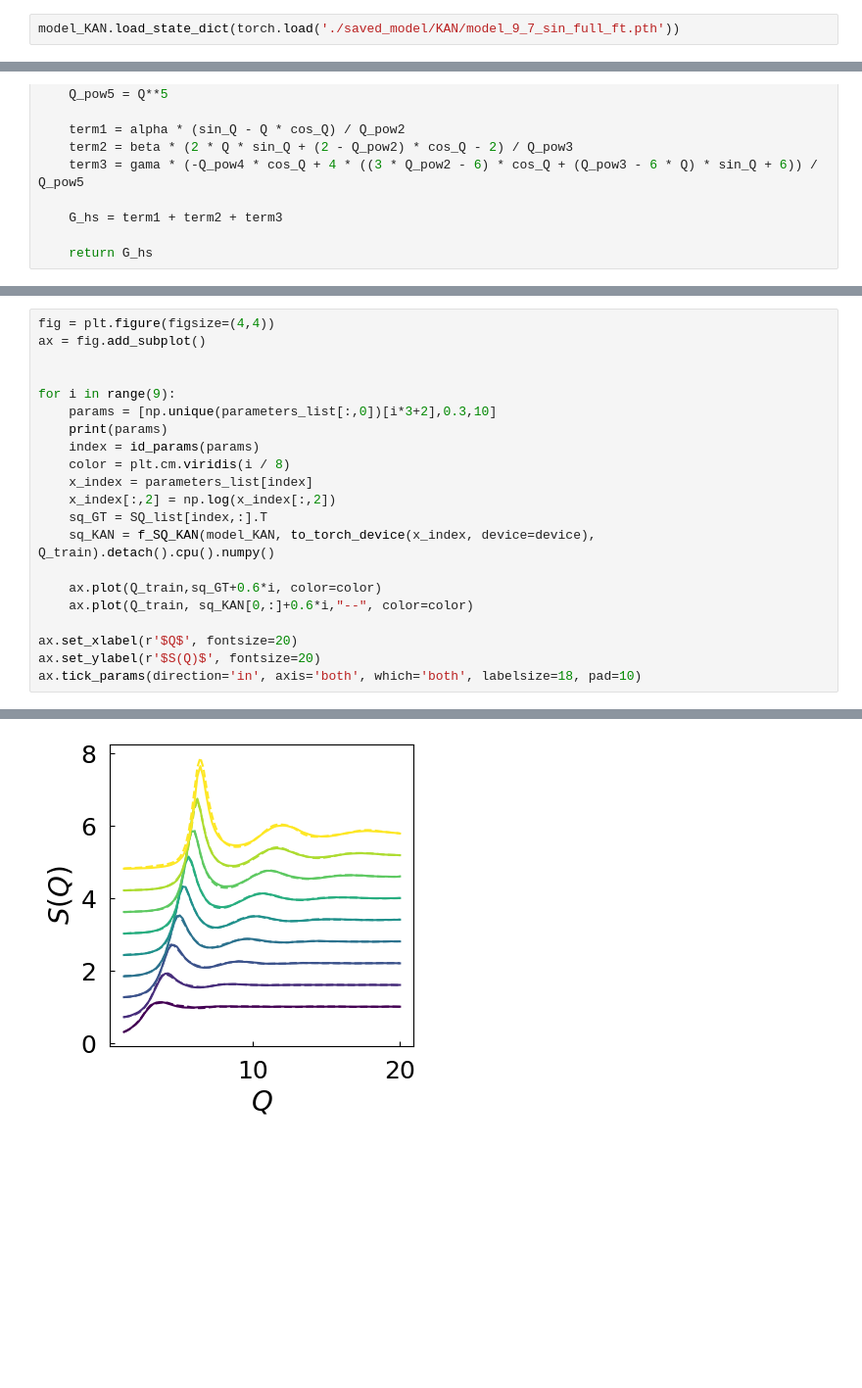
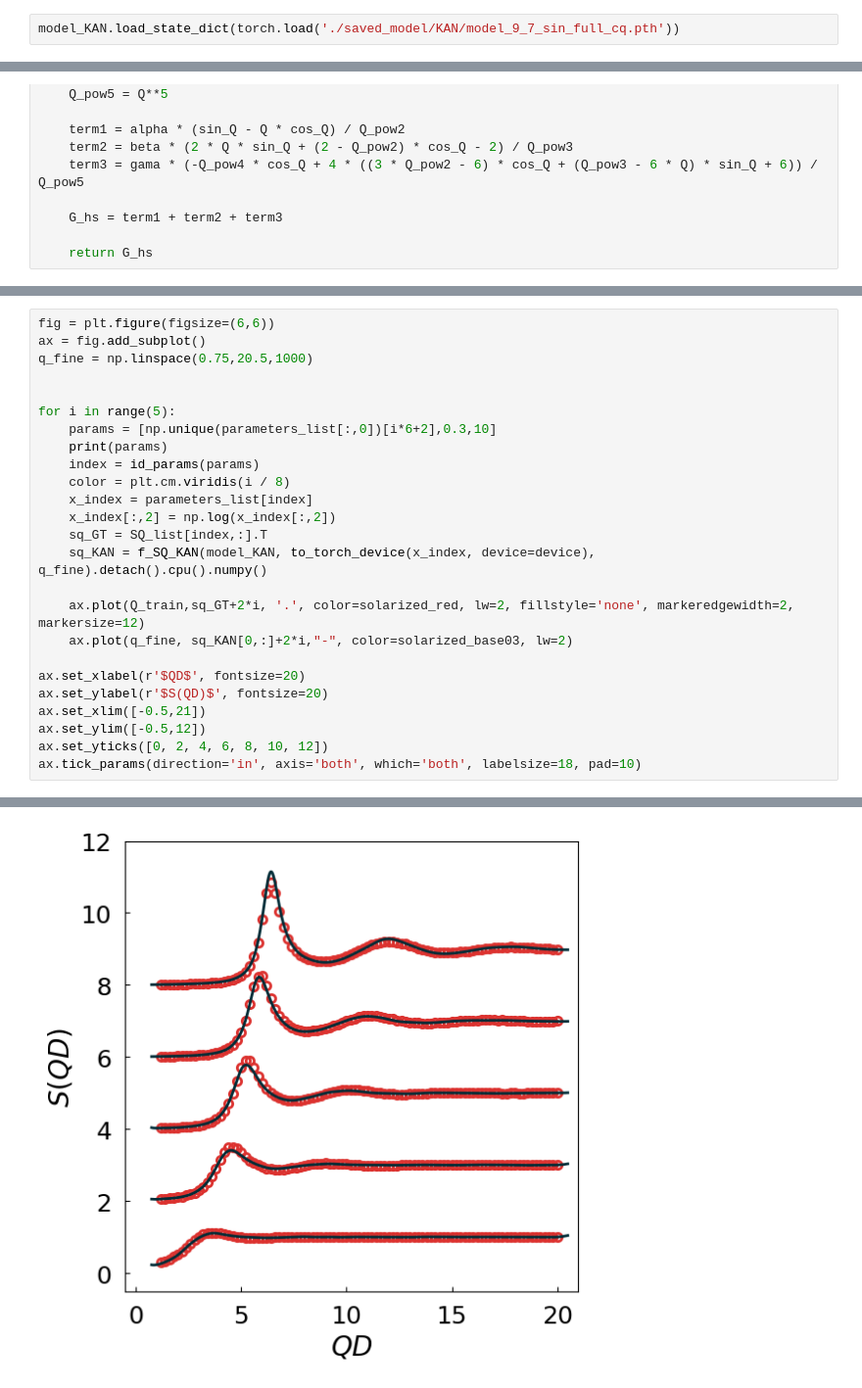
Before and after one commit to ch-tung/SQ_KAN, a Jupyter notebook: Figures_KAN_c_q.ipynb, the cells around one changed output, grey strips where cells are left out. Shown at 98% size. Cells and saved outputs as stored; diff of their text form; blank space fills up the shorter version.

```diff
--- a/Figures_KAN_c_q.ipynb
+++ b/Figures_KAN_c_q.ipynb
@@ -126,7 +165,7 @@ saving model version 0.0
 checkpoint directory created: ./model
 saving model version 0.0
 # %%
-model_KAN.load_state_dict(torch.load('./saved_model/KAN/model_9_7_sin_full_ft.pth'))
+model_KAN.load_state_dict(torch.load('./saved_model/KAN/model_9_7_sin_full_cq.pth'))
 # %% [output]
 <All keys matched successfully>
 # %%
@@ -270,23 +351,27 @@ ax.legend(frameon=False)
 # %%
-fig = plt.figure(figsize=(4,4))
+fig = plt.figure(figsize=(6,6))
 ax = fig.add_subplot()
+q_fine = np.linspace(0.75,20.5,1000)
 
 
-for i in range(9):
-    params = [np.unique(parameters_list[:,0])[i*3+2],0.3,10]
+for i in range(5):
+    params = [np.unique(parameters_list[:,0])[i*6+2],0.3,10]
     print(params)
     index = id_params(params)
     color = plt.cm.viridis(i / 8)
     x_index = parameters_list[index]
     x_index[:,2] = np.log(x_index[:,2])
     sq_GT = SQ_list[index,:].T
-    sq_KAN = f_SQ_KAN(model_KAN, to_torch_device(x_index, device=device), Q_train).detach().cpu().numpy()
+    sq_KAN = f_SQ_KAN(model_KAN, to_torch_device(x_index, device=device), q_fine).detach().cpu().numpy()
 
-    ax.plot(Q_train,sq_GT+0.6*i, color=color)
-    ax.plot(Q_train, sq_KAN[0,:]+0.6*i,"--", color=color)
+    ax.plot(Q_train,sq_GT+2*i, '.', color=solarized_red, lw=2, fillstyle='none', markeredgewidth=2, markersize=12)
+    ax.plot(q_fine, sq_KAN[0,:]+2*i,"-", color=solarized_base03, lw=2)
 
-ax.set_xlabel(r'$Q$', fontsize=20)
-ax.set_ylabel(r'$S(Q)$', fontsize=20)
+ax.set_xlabel(r'$QD$', fontsize=20)
+ax.set_ylabel(r'$S(QD)$', fontsize=20)
+ax.set_xlim([-0.5,21])
+ax.set_ylim([-0.5,12])
+ax.set_yticks([0, 2, 4, 6, 8, 10, 12])
 ax.tick_params(direction='in', axis='both', which='both', labelsize=18, pad=10)
 # %% [output]
 [0.045, 0.3, 10]
@@ -300,2 +381,2 @@ ax.tick_params(direction='in', axis='both', which='both', labelsize=18, pad=10)
 [0.405, 0.3, 10]
-[figure, old version]
+[figure, new version]
```
Also changed, not shown: parts of 5 cells of this notebook, 2 other files.
